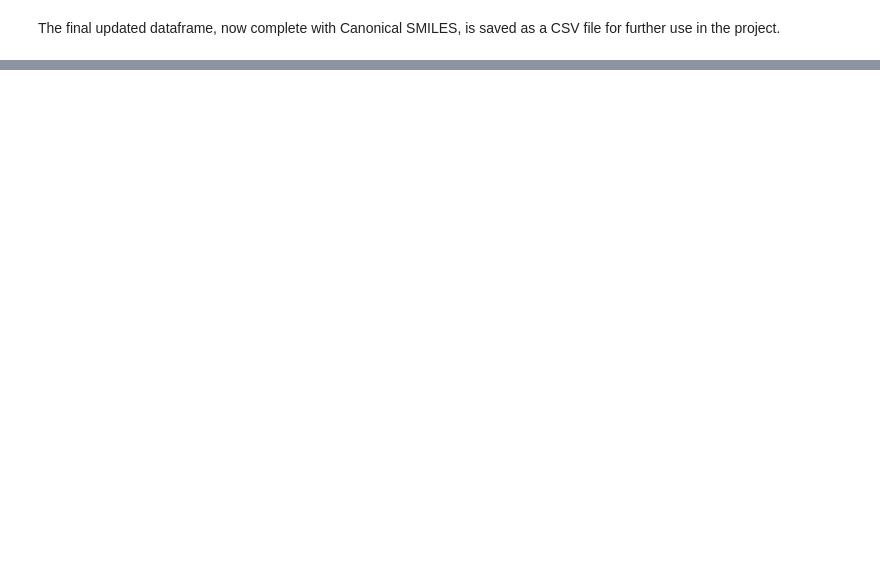
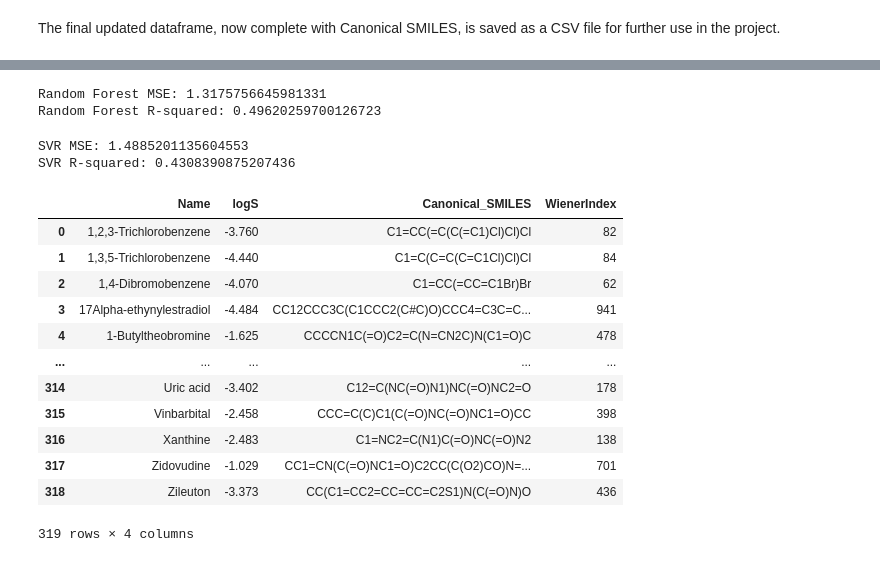
Before and after one commit to chp117/Molecular_Property_Prediction, a Jupyter notebook: Molecular_Property_Prediction.ipynb, the cells around one changed output, grey strips where cells are left out. Cells and saved outputs as stored; diff of their text form; code cells hidden in the pictures; blank space fills up the shorter version.

```diff
--- a/Molecular_Property_Prediction.ipynb
+++ b/Molecular_Property_Prediction.ipynb
@@ -197,0 +403,67 @@ df.to_csv("logS_dataset_updated.csv", index=False)
+# %%
+from sklearn.ensemble import RandomForestRegressor
+from sklearn.metrics import mean_squared_error, r2_score
+
+X_train = X_train.drop(columns=['const'], errors='ignore')
+X_test = X_test.drop(columns=['const'], errors='ignore')
+
+assert list(X_train.columns) == list(X_test.columns), "Feature mismatch between training and test data"
+
+rf = RandomForestRegressor(n_estimators=100, random_state=42)
+rf.fit(X_train, y_train)
+y_pred = rf.predict(X_test)
+
+mse_rf = mean_squared_error(y_test, y_pred)
+r2_rf = r2_score(y_test, y_pred)
+
+print(f"Random Forest MSE: {mse_rf}")
+print(f"Random Forest R-squared: {r2_rf}")
+# %% [output]
+Random Forest MSE: 1.3175756645981331
+Random Forest R-squared: 0.49620259700126723
+# %%
+from sklearn.svm import SVR
+
+svr_model = SVR(kernel='rbf')
+svr_model.fit(X_train, y_train)
+
+y_pred_svr = svr_model.predict(X_test)
+
+mse_svr = mean_squared_error(y_test, y_pred_svr)
+r2_svr = r2_score(y_test, y_pred_svr)
+
+print(f"SVR MSE: {mse_svr}")
+print(f"SVR R-squared: {r2_svr}")
+# %% [output]
+SVR MSE: 1.4885201135604553
+SVR R-squared: 0.4308390875207436
+# %%
+from mordred import WienerIndex
+from rdkit import Chem
+
+wiener_index = WienerIndex.WienerIndex()
+result_wiener = []
+
+for index, row in df.iterrows():
+    smile = row['Canonical_SMILES']
+    mol = Chem.MolFromSmiles(smile)
+    result_wiener.append(wiener_index(mol))
+
+df_new = df
+df_new['WienerIndex'] = result_wiener
+
+df_new
+# %% [output]
+|  | Name | logS | Canonical_SMILES | WienerIndex |
+| 0 | 1,2,3-Trichlorobenzene | -3.760 | C1=CC(=C(C(=C1)Cl)Cl)Cl | 82 |
+| 1 | 1,3,5-Trichlorobenzene | -4.440 | C1=C(C=C(C=C1Cl)Cl)Cl | 84 |
+| 2 | 1,4-Dibromobenzene | -4.070 | C1=CC(=CC=C1Br)Br | 62 |
+| 3 | 17Alpha-ethynylestradiol | -4.484 | CC12CCC3C(C1CCC2(C#C)O)CCC4=C3C=C... | 941 |
+| 4 | 1-Butyltheobromine | -1.625 | CCCCN1C(=O)C2=C(N=CN2C)N(C1=O)C | 478 |
+| ... | ... | ... | ... | ... |
+| 314 | Uric acid | -3.402 | C12=C(NC(=O)N1)NC(=O)NC2=O | 178 |
+| 315 | Vinbarbital | -2.458 | CCC=C(C)C1(C(=O)NC(=O)NC1=O)CC | 398 |
+| 316 | Xanthine | -2.483 | C1=NC2=C(N1)C(=O)NC(=O)N2 | 138 |
+| 317 | Zidovudine | -1.029 | CC1=CN(C(=O)NC1=O)C2CC(C(O2)CO)N=... | 701 |
+| 318 | Zileuton | -3.373 | CC(C1=CC2=CC=CC=C2S1)N(C(=O)N)O | 436 |
+319 rows × 4 columns
```
Also changed, not shown: parts of 33 cells of this notebook, 3 other files.
